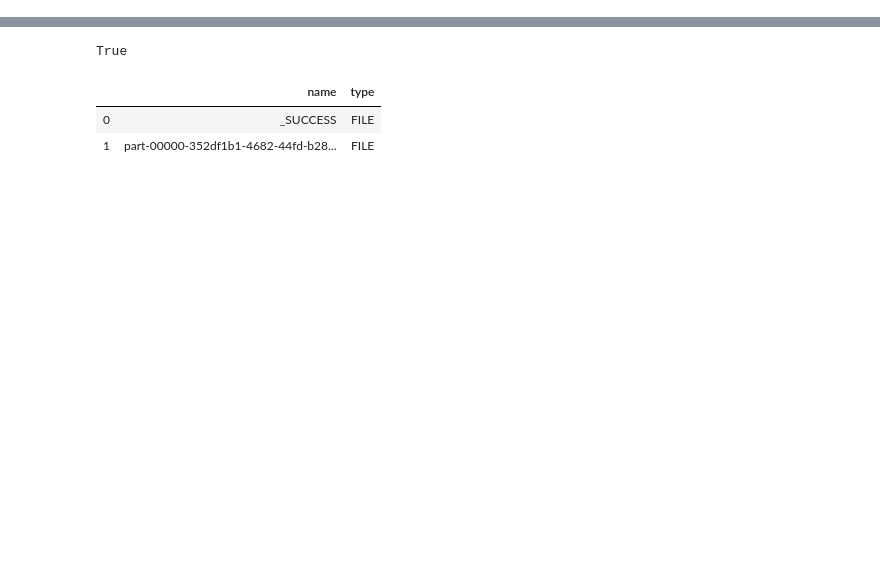
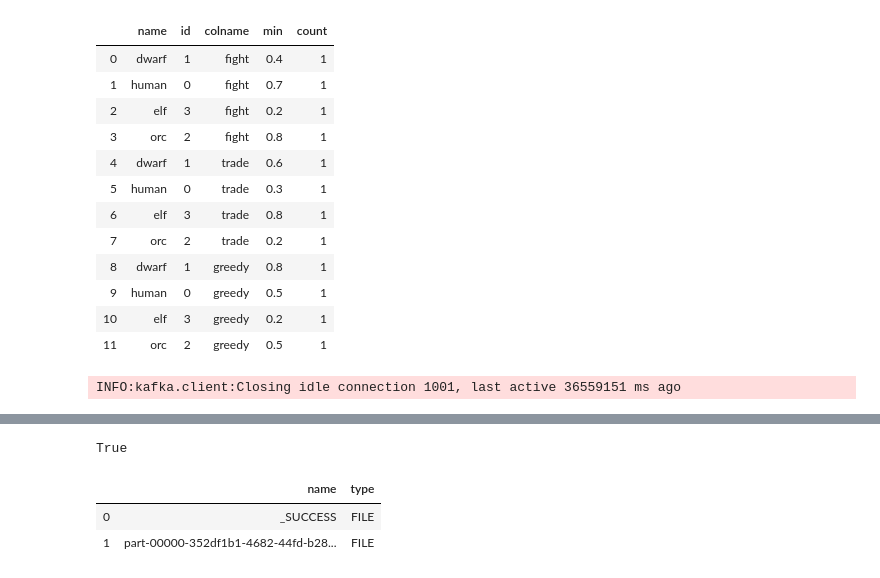
Before and after one commit to natbusa/databox, a Jupyter notebook: demos/oasis/demo/pipeline/ingest/src/example.ipynb, the cells around one changed output, grey strips where cells are left out. Drawn from its saved outputs; the diff is of its cells as text; code cells hidden in the pictures; blank space fills up the shorter version.

```diff
--- a/demos/oasis/demo/pipeline/ingest/src/example.ipynb
+++ b/demos/oasis/demo/pipeline/ingest/src/example.ipynb
@@ -39,0 +55,18 @@ df.data.grid()
+# %%
+df.cols.get('groupby('id', 'name')\
+  .agg({'fight':[F.max, 'min'], 'trade': 'min'}).data.grid()
+# %% [output]
+|  | name | id | colname | min | count |
+| 0 | dwarf | 1 | fight | 0.4 | 1 |
+| 1 | human | 0 | fight | 0.7 | 1 |
+| 2 | elf | 3 | fight | 0.2 | 1 |
+| 3 | orc | 2 | fight | 0.8 | 1 |
+| 4 | dwarf | 1 | trade | 0.6 | 1 |
+| 5 | human | 0 | trade | 0.3 | 1 |
+| 6 | elf | 3 | trade | 0.8 | 1 |
+| 7 | orc | 2 | trade | 0.2 | 1 |
+| 8 | dwarf | 1 | greedy | 0.8 | 1 |
+| 9 | human | 0 | greedy | 0.5 | 1 |
+| 10 | elf | 3 | greedy | 0.2 | 1 |
+| 11 | orc | 2 | greedy | 0.5 | 1 |
+INFO:kafka.client:Closing idle connection 1001, last active 36559151 ms ago
```
Also changed, not shown: parts of 19 cells of this notebook, 29 other files.
